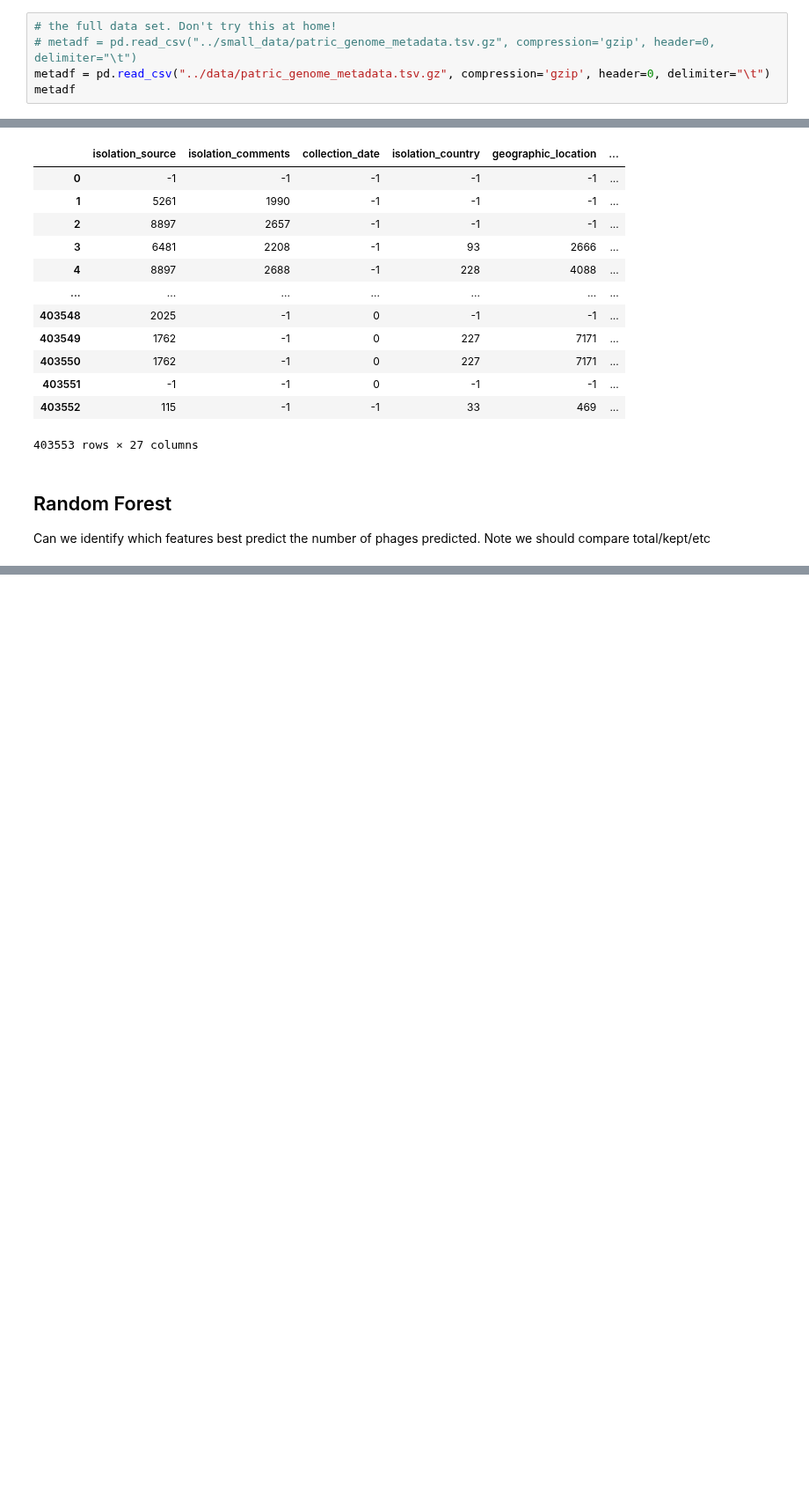
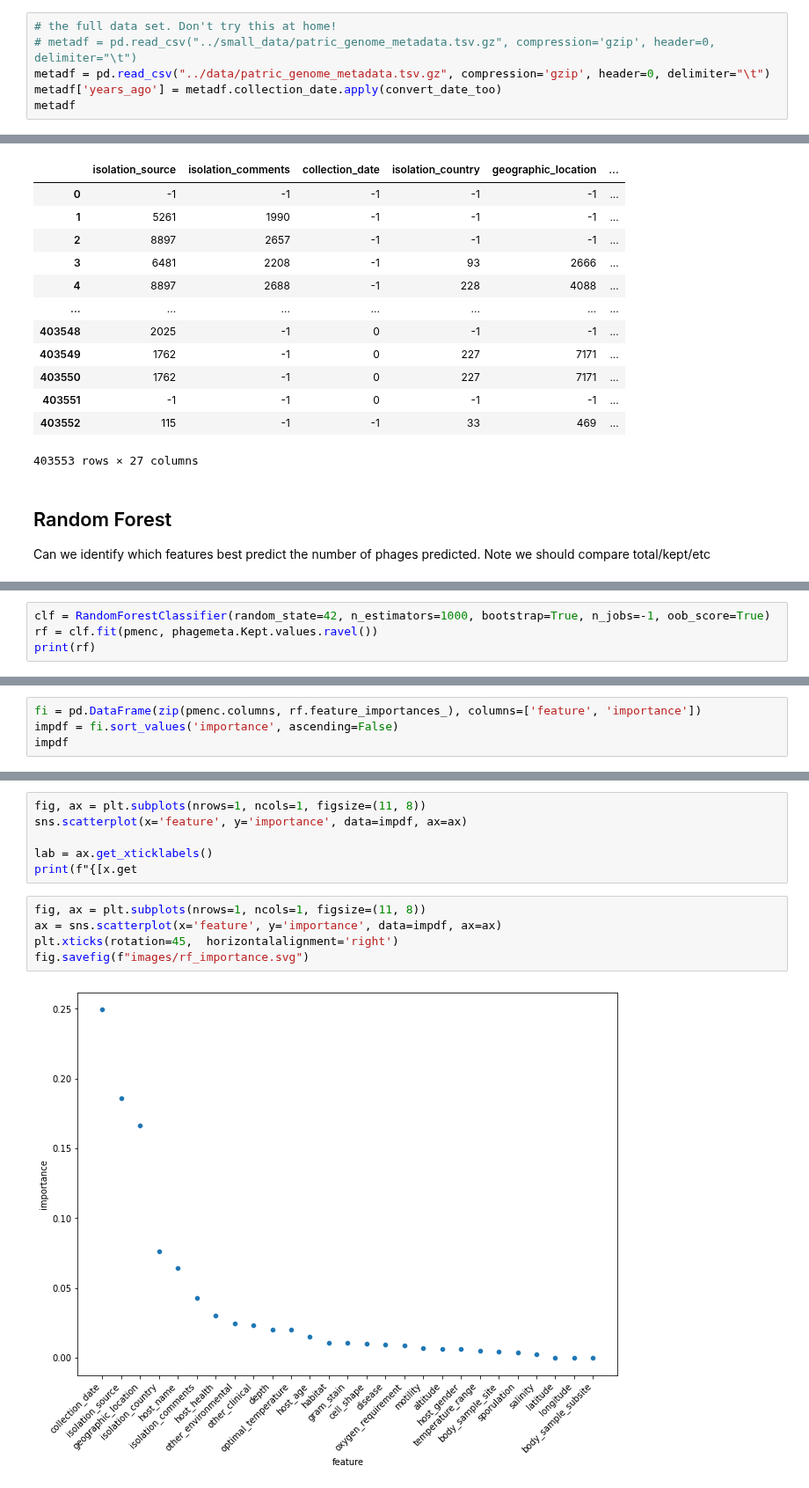
Before and after one commit to linsalrob/PhispyAnalysis, a Jupyter notebook: DataAnalysis/RAST sources.ipynb, the cells around one changed output, grey strips where cells are left out. Shown at 88% size. Saved outputs shown, nothing was run; the diff lists cells and outputs as text; blank space fills up the shorter version.

```diff
--- a/DataAnalysis/RAST sources.ipynb
+++ b/DataAnalysis/RAST sources.ipynb
@@ -43,5 +276,6 @@ The metadata is from PATRIC. The phage data is from us.
 # the full data set. Don't try this at home!
 # metadf = pd.read_csv("../small_data/patric_genome_metadata.tsv.gz", compression='gzip', header=0, delimiter="\t")
 metadf = pd.read_csv("../data/patric_genome_metadata.tsv.gz", compression='gzip', header=0, delimiter="\t")
+metadf['years_ago'] = metadf.collection_date.apply(convert_date_too)
 metadf
 # %% [output]
@@ -216,0 +457,4 @@ Can we identify which features best predict the number of phages predicted. Note
+# %%
+clf = RandomForestClassifier(random_state=42, n_estimators=1000, bootstrap=True, n_jobs=-1, oob_score=True)
+rf = clf.fit(pmenc, phagemeta.Kept.values.ravel())
+print(rf)
@@ -216,0 +468,4 @@ Can we identify which features best predict the number of phages predicted. Note
+# %%
+fi = pd.DataFrame(zip(pmenc.columns, rf.feature_importances_), columns=['feature', 'importance'])
+impdf = fi.sort_values('importance', ascending=False)
+impdf
@@ -216,0 +490,13 @@ Can we identify which features best predict the number of phages predicted. Note
+# %%
+fig, ax = plt.subplots(nrows=1, ncols=1, figsize=(11, 8))
+sns.scatterplot(x='feature', y='importance', data=impdf, ax=ax)
+
+lab = ax.get_xticklabels()
+print(f"{[x.get
+# %%
+fig, ax = plt.subplots(nrows=1, ncols=1, figsize=(11, 8))
+ax = sns.scatterplot(x='feature', y='importance', data=impdf, ax=ax)
+plt.xticks(rotation=45,  horizontalalignment='right')
+fig.savefig(f"images/rf_importance.svg")
+# %% [output]
+[figure, added]
```
Also changed, not shown: parts of 25 cells of this notebook.
